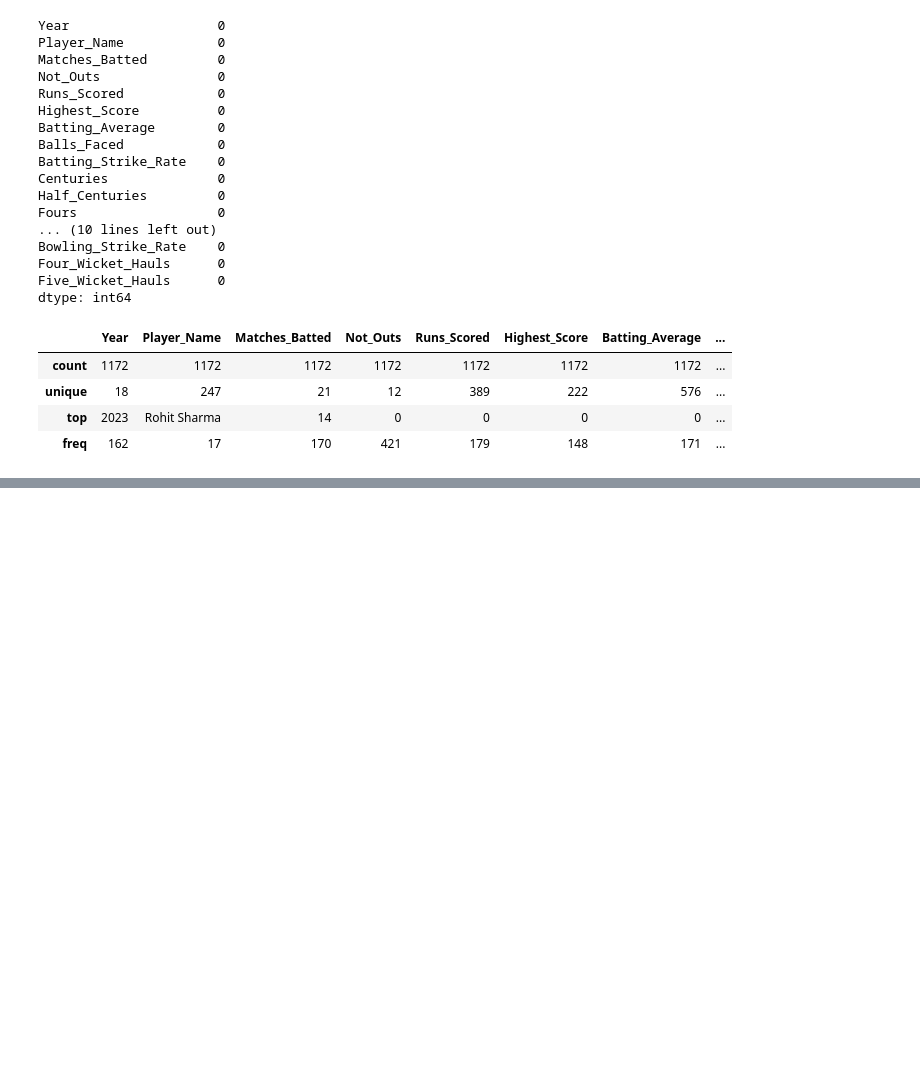
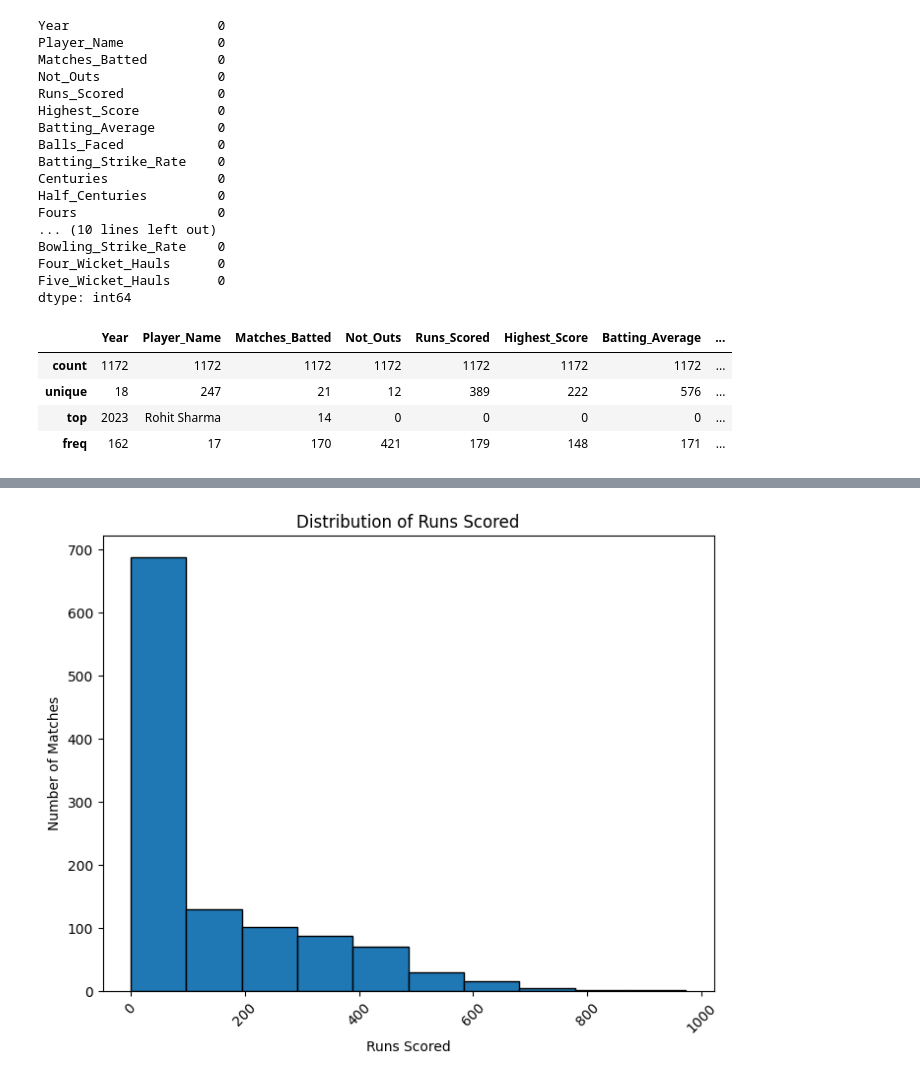
Before and after one commit to Danish12365/AI-and-Data-Science-6-Months, a Jupyter notebook: day_19/cricket_EDA.ipynb, the cells around one changed output, grey strips where cells are left out. Saved outputs shown, nothing was run; the diff lists cells and outputs as text; code cells hidden in the pictures; blank space fills up the shorter version.

```diff
--- a/day_19/cricket_EDA.ipynb
+++ b/day_19/cricket_EDA.ipynb
@@ -241,0 +284,10 @@ plt.show()
+# %%
+plt.figure(figsize=(8, 6))
+plt.hist(df['Runs_Scored'], bins=10, edgecolor='black')  # Adjust bin count as needed
+plt.xlabel('Runs Scored')
+plt.ylabel('Number of Matches')
+plt.title('Distribution of Runs Scored')
+plt.xticks(rotation=45)  # Rotate x-axis labels for better readability (optional)
+plt.show()
+# %% [output]
+[figure, added]
```
Also changed, not shown: parts of 22 cells of this notebook, 4 other files.
